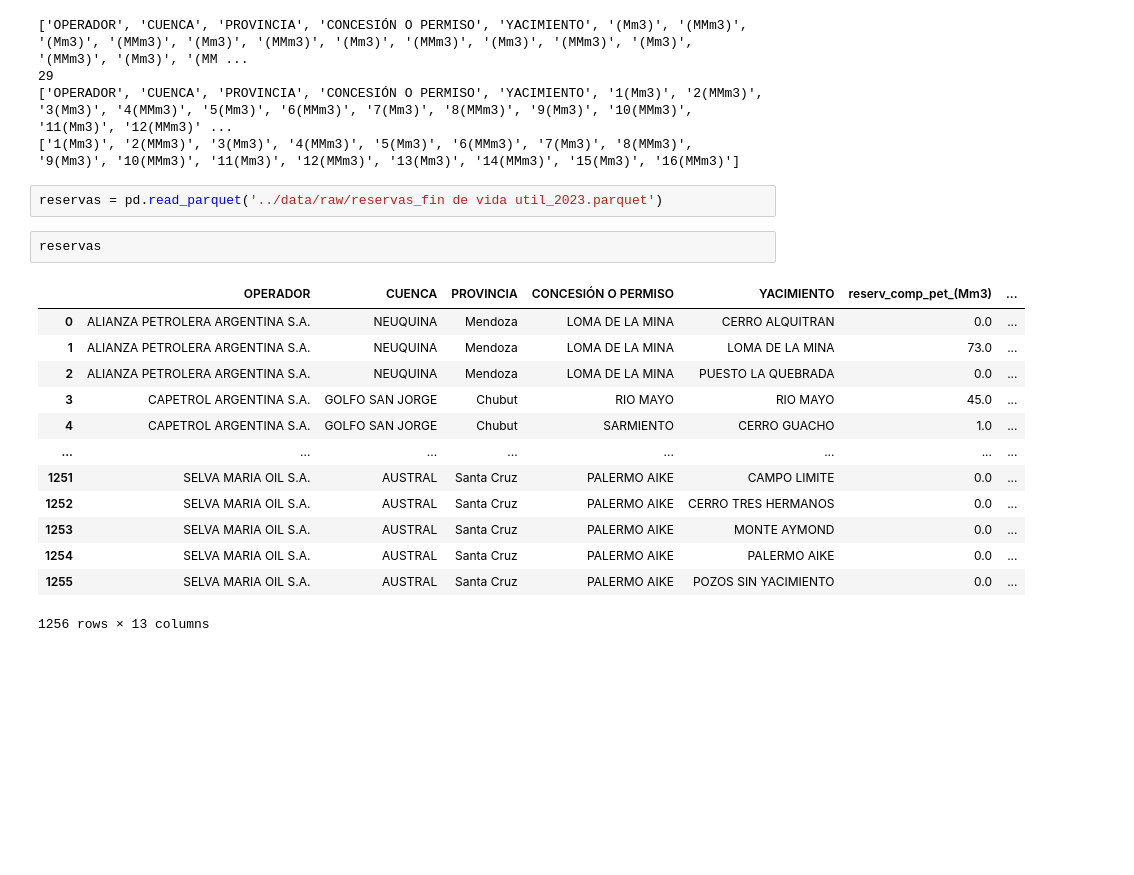
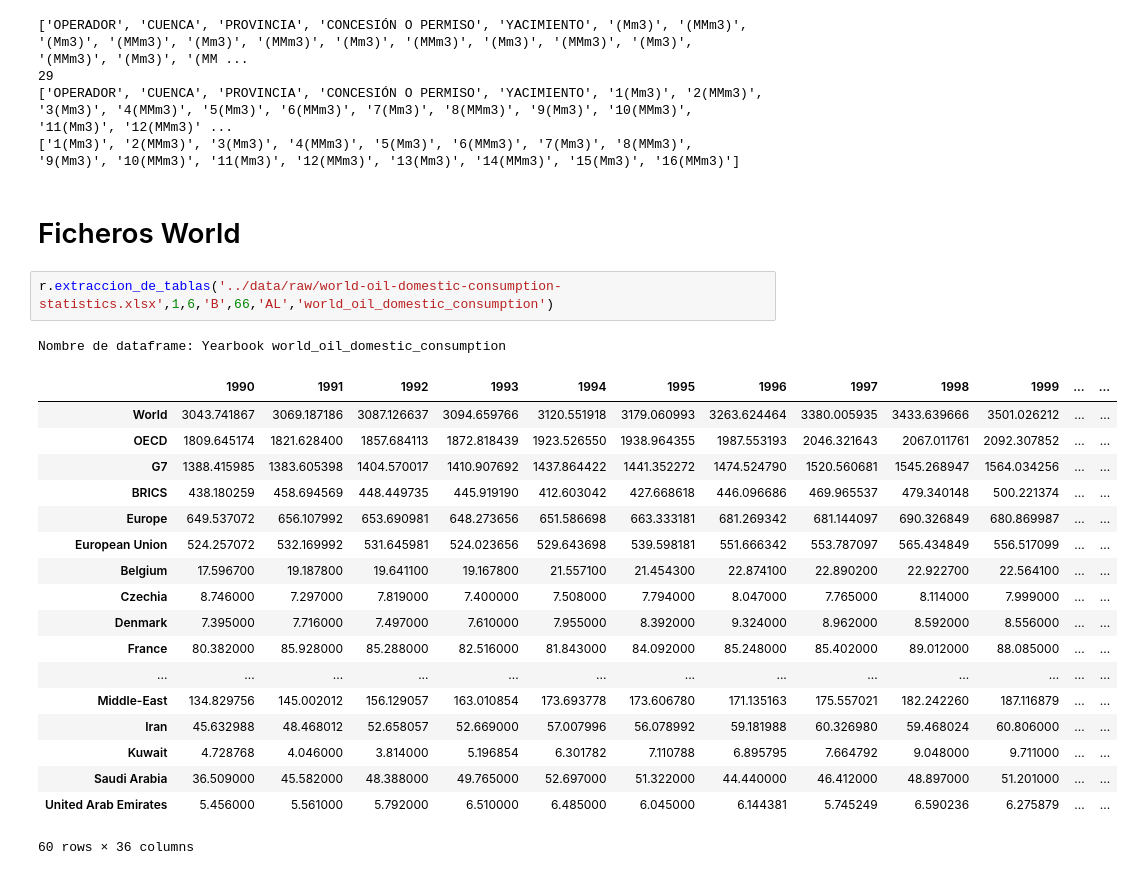
Before and after one commit to No-Country-simulation/c19-108-m-data-bi, a Jupyter notebook: notebooks/tratamiento_ficheros_tabdinamicas.ipynb, the cells around one changed output. Drawn from its saved outputs; the diff is of its cells as text; blank space fills up the shorter version.

Commit message:
actualizacion informe preliminar etl, etl, resources, tratamiento de ficheros de tablas dnamicas, subo fichero world stats, actualizo readme

```diff
--- a/notebooks/tratamiento_ficheros_tabdinamicas.ipynb
+++ b/notebooks/tratamiento_ficheros_tabdinamicas.ipynb
@@ -168,21 +176,27 @@ for idx, sheet_name in enumerate(workbook.sheetnames, start=1): # itero sobre ca
 29
 ['OPERADOR', 'CUENCA', 'PROVINCIA', 'CONCESIÓN O PERMISO', 'YACIMIENTO', '1(Mm3)', '2(MMm3)', '3(Mm3)', '4(MMm3)', '5(Mm3)', '6(MMm3)', '7(Mm3)', '8(MMm3)', '9(Mm3)', '10(MMm3)', '11(Mm3)', '12(MMm3)' ...
 ['1(Mm3)', '2(MMm3)', '3(Mm3)', '4(MMm3)', '5(Mm3)', '6(MMm3)', '7(Mm3)', '8(MMm3)', '9(Mm3)', '10(MMm3)', '11(Mm3)', '12(MMm3)', '13(Mm3)', '14(MMm3)', '15(Mm3)', '16(MMm3)']
-# %%
-reservas = pd.read_parquet('../data/raw/reservas_fin de vida util_2023.parquet')
-# %%
-reservas
-# %% [output]
-|  | OPERADOR | CUENCA | PROVINCIA | CONCESIÓN O PERMISO | YACIMIENTO | reserv_comp_pet_(Mm3) | ... |
-| 0 | ALIANZA PETROLERA ARGENTINA S.A. | NEUQUINA | Mendoza | LOMA DE LA MINA | CERRO ALQUITRAN | 0.0 | ... |
-| 1 | ALIANZA PETROLERA ARGENTINA S.A. | NEUQUINA | Mendoza | LOMA DE LA MINA | LOMA DE LA MINA | 73.0 | ... |
-| 2 | ALIANZA PETROLERA ARGENTINA S.A. | NEUQUINA | Mendoza | LOMA DE LA MINA | PUESTO LA QUEBRADA | 0.0 | ... |
-| 3 | CAPETROL ARGENTINA S.A. | GOLFO SAN JORGE | Chubut | RIO MAYO | RIO MAYO | 45.0 | ... |
-| 4 | CAPETROL ARGENTINA S.A. | GOLFO SAN JORGE | Chubut | SARMIENTO | CERRO GUACHO | 1.0 | ... |
-| ... | ... | ... | ... | ... | ... | ... | ... |
-| 1251 | SELVA MARIA OIL S.A. | AUSTRAL | Santa Cruz | PALERMO AIKE | CAMPO LIMITE | 0.0 | ... |
-| 1252 | SELVA MARIA OIL S.A. | AUSTRAL | Santa Cruz | PALERMO AIKE | CERRO TRES HERMANOS | 0.0 | ... |
-| 1253 | SELVA MARIA OIL S.A. | AUSTRAL | Santa Cruz | PALERMO AIKE | MONTE AYMOND | 0.0 | ... |
-| 1254 | SELVA MARIA OIL S.A. | AUSTRAL | Santa Cruz | PALERMO AIKE | PALERMO AIKE | 0.0 | ... |
-| 1255 | SELVA MARIA OIL S.A. | AUSTRAL | Santa Cruz | PALERMO AIKE | POZOS SIN YACIMIENTO | 0.0 | ... |
-1256 rows × 13 columns
+# %% [markdown]
+<h1>Ficheros World</h1>
+# %%
+r.extraccion_de_tablas('../data/raw/world-oil-domestic-consumption-statistics.xlsx',1,6,'B',66,'AL','world_oil_domestic_consumption')
+# %% [output]
+Nombre de dataframe: Yearbook world_oil_domestic_consumption
+|  | 1990 | 1991 | 1992 | 1993 | 1994 | 1995 | 1996 | 1997 | 1998 | 1999 | ... | ... |
+| World | 3043.741867 | 3069.187186 | 3087.126637 | 3094.659766 | 3120.551918 | 3179.060993 | 3263.624464 | 3380.005935 | 3433.639666 | 3501.026212 | ... | ... |
+| OECD | 1809.645174 | 1821.628400 | 1857.684113 | 1872.818439 | 1923.526550 | 1938.964355 | 1987.553193 | 2046.321643 | 2067.011761 | 2092.307852 | ... | ... |
+| G7 | 1388.415985 | 1383.605398 | 1404.570017 | 1410.907692 | 1437.864422 | 1441.352272 | 1474.524790 | 1520.560681 | 1545.268947 | 1564.034256 | ... | ... |
+| BRICS | 438.180259 | 458.694569 | 448.449735 | 445.919190 | 412.603042 | 427.668618 | 446.096686 | 469.965537 | 479.340148 | 500.221374 | ... | ... |
+| Europe | 649.537072 | 656.107992 | 653.690981 | 648.273656 | 651.586698 | 663.333181 | 681.269342 | 681.144097 | 690.326849 | 680.869987 | ... | ... |
+| European Union | 524.257072 | 532.169992 | 531.645981 | 524.023656 | 529.643698 | 539.598181 | 551.666342 | 553.787097 | 565.434849 | 556.517099 | ... | ... |
+| Belgium | 17.596700 | 19.187800 | 19.641100 | 19.167800 | 21.557100 | 21.454300 | 22.874100 | 22.890200 | 22.922700 | 22.564100 | ... | ... |
+| Czechia | 8.746000 | 7.297000 | 7.819000 | 7.400000 | 7.508000 | 7.794000 | 8.047000 | 7.765000 | 8.114000 | 7.999000 | ... | ... |
+| Denmark | 7.395000 | 7.716000 | 7.497000 | 7.610000 | 7.955000 | 8.392000 | 9.324000 | 8.962000 | 8.592000 | 8.556000 | ... | ... |
+| France | 80.382000 | 85.928000 | 85.288000 | 82.516000 | 81.843000 | 84.092000 | 85.248000 | 85.402000 | 89.012000 | 88.085000 | ... | ... |
+| ... | ... | ... | ... | ... | ... | ... | ... | ... | ... | ... | ... | ... |
+| Middle-East | 134.829756 | 145.002012 | 156.129057 | 163.010854 | 173.693778 | 173.606780 | 171.135163 | 175.557021 | 182.242260 | 187.116879 | ... | ... |
+| Iran | 45.632988 | 48.468012 | 52.658057 | 52.669000 | 57.007996 | 56.078992 | 59.181988 | 60.326980 | 59.468024 | 60.806000 | ... | ... |
+| Kuwait | 4.728768 | 4.046000 | 3.814000 | 5.196854 | 6.301782 | 7.110788 | 6.895795 | 7.664792 | 9.048000 | 9.711000 | ... | ... |
+| Saudi Arabia | 36.509000 | 45.582000 | 48.388000 | 49.765000 | 52.697000 | 51.322000 | 44.440000 | 46.412000 | 48.897000 | 51.201000 | ... | ... |
+| United Arab Emirates | 5.456000 | 5.561000 | 5.792000 | 6.510000 | 6.485000 | 6.045000 | 6.144381 | 5.745249 | 6.590236 | 6.275879 | ... | ... |
+60 rows × 36 columns
```
Also changed, not shown: parts of 5 cells of this notebook, 5 other files.
